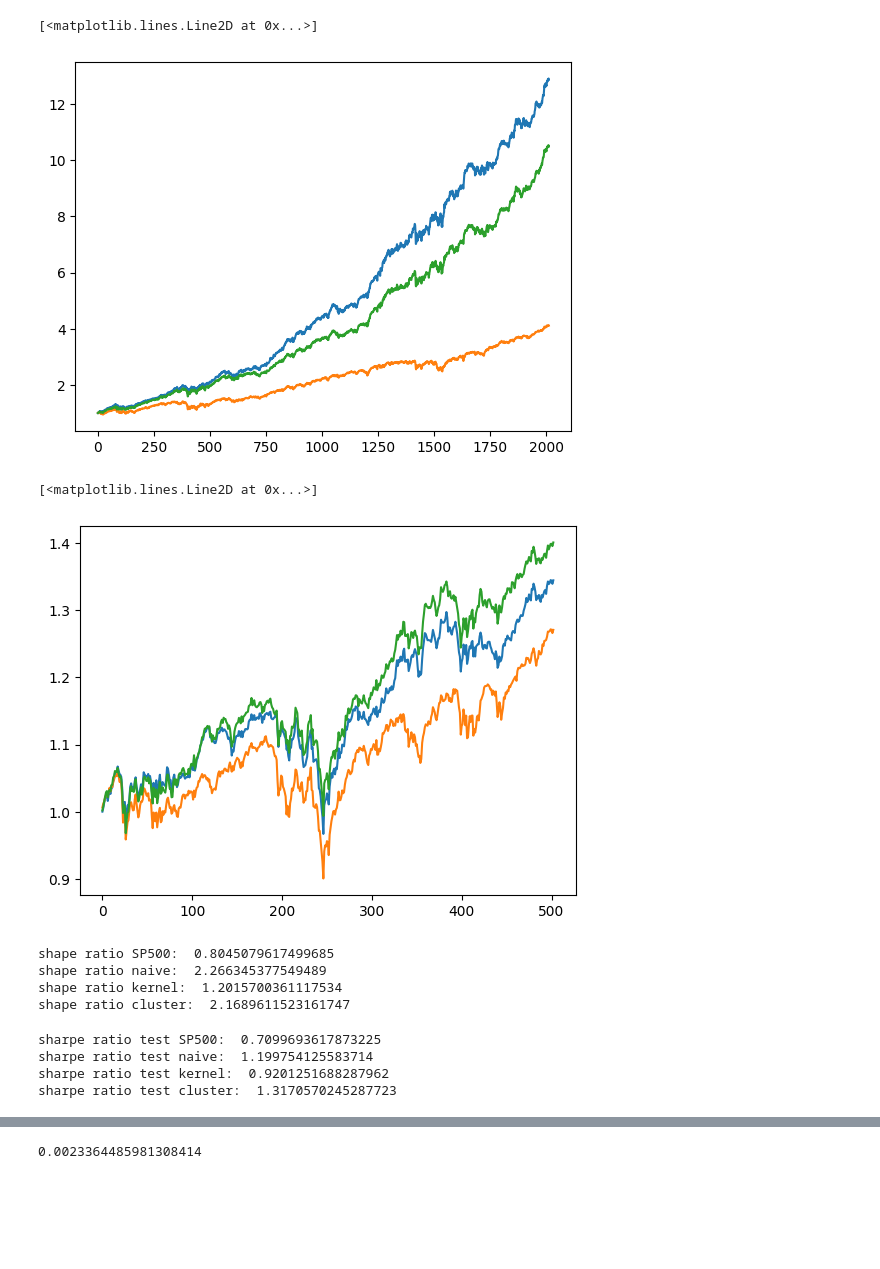
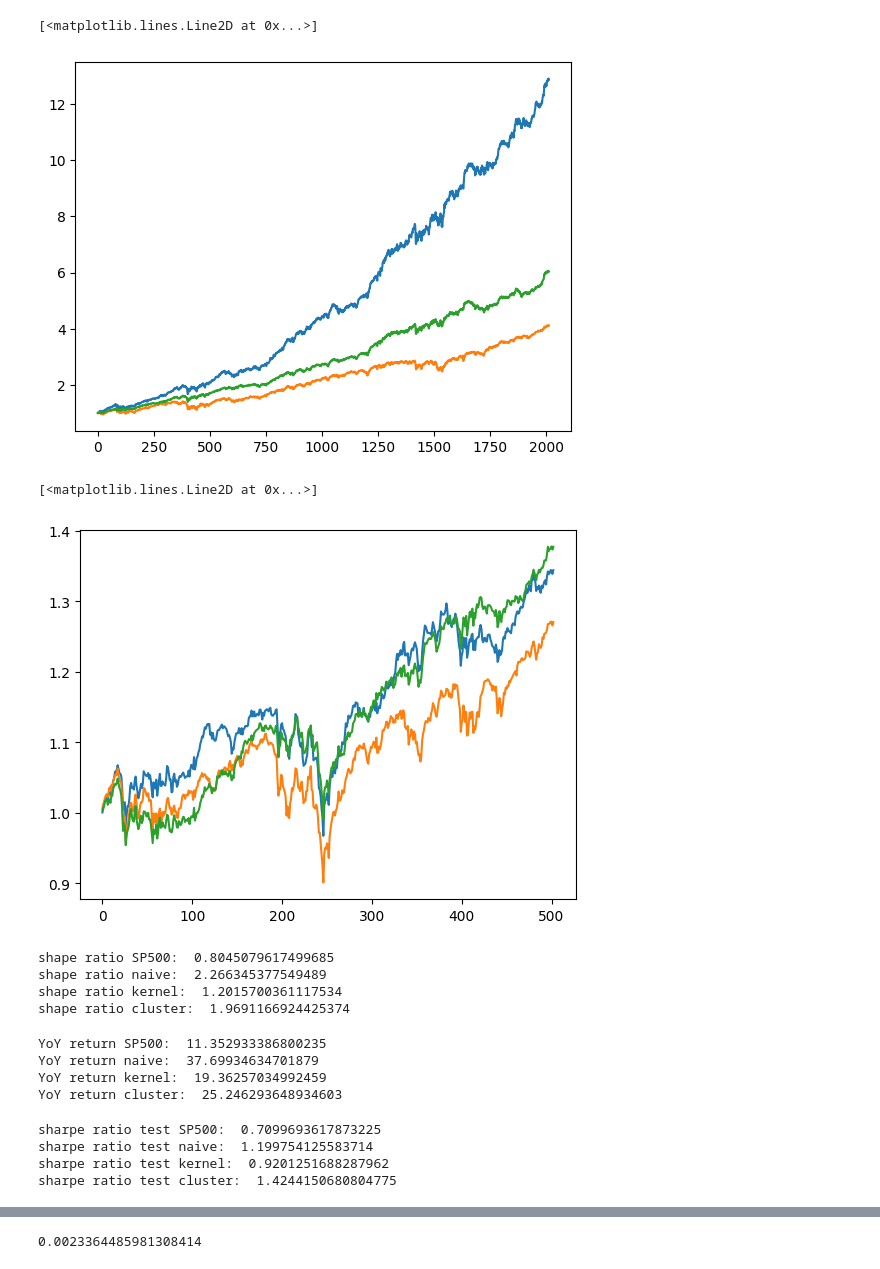
Before and after one commit to HighSpeeds/ECE133B, a Jupyter notebook: project/analysis.ipynb, the cells around one changed output, grey strips where cells are left out. Cells and saved outputs as stored; diff of their text form; code cells hidden in the pictures; blank space fills up the shorter version.

```diff
--- a/project/analysis.ipynb
+++ b/project/analysis.ipynb
@@ -30,20 +30,20 @@ import matplotlib.pyplot as plt
 # %%
 naive_weights = np.load('weights/naive.npy')
 kerenel_weights = np.load('runs/naiveKernel/weights.npz')['arr_0']
-cluster_weights = np.load('weights/cluster_overall_weights.npy')
+cluster_weights = np.load('weights\Kernel_cluster_overall_weights18.npy')
 plt.plot(np.cumprod(1+train@naive_weights))
 plt.plot(np.cumprod(1+train@kerenel_weights))
 plt.plot(np.cumprod(1+train@cluster_weights))
 # %% [output]
 [<matplotlib.lines.Line2D at 0x...>]
-[figure, old version]
+[figure, new version]
 # %%
 plt.plot(np.cumprod(1+test@naive_weights))
 plt.plot(np.cumprod(1+test@kerenel_weights))
 plt.plot(np.cumprod(1+test@cluster_weights))
 # %% [output]
 [<matplotlib.lines.Line2D at 0x...>]
-[figure, old version]
+[figure, new version]
 # %%
 print("shape ratio SP500: ", np.mean(sp500_train)/np.std(sp500_train)*np.sqrt(252))
 print("shape ratio naive: ", np.mean(train@naive_weights)/np.std(train@naive_weights)*np.sqrt(252))
@@ -53,7 +53,17 @@ print("shape ratio cluster: ", np.mean(train@cluster_weights)/np.std(train@clust
 shape ratio SP500:  0.8045079617499685
 shape ratio naive:  2.266345377549489
 shape ratio kernel:  1.2015700361117534
-shape ratio cluster:  2.1689611523161747
+shape ratio cluster:  1.9691166924425374
+# %%
+print("YoY return SP500: ", 100*(np.cumprod(1+sp500_train)[-1]**(252/len(sp500_train))-1))
+print("YoY return naive: ", 100*(np.cumprod(1+train@naive_weights)[-1]**(252/len(train))-1))
+print("YoY return kernel: ", 100*(np.cumprod(1+train@kerenel_weights)[-1]**(252/len(train))-1))
+print("YoY return cluster: ", 100*(np.cumprod(1+train@cluster_weights)[-1]**(252/len(train))-1))
+# %% [output]
+YoY return SP500:  11.352933386800235
+YoY return naive:  37.69934634701879
+YoY return kernel:  19.36257034992459
+YoY return cluster:  25.246293648934603
 # %%
 print("sharpe ratio test SP500: ", np.mean(sp500_test)/np.std(sp500_test)*np.sqrt(252))
 print("sharpe ratio test naive: ", np.mean(test@naive_weights)/np.std(test@naive_weights)*np.sqrt(252))
@@ -63,4 +73,4 @@ print("sharpe ratio test cluster: ", np.mean(test@cluster_weights)/np.std(test@c
 sharpe ratio test SP500:  0.7099693617873225
 sharpe ratio test naive:  1.199754125583714
 sharpe ratio test kernel:  0.9201251688287962
-sharpe ratio test cluster:  1.3170570245287723
+sharpe ratio test cluster:  1.4244150680804775
```
Also changed, not shown: parts of 6 cells of this notebook, 20 other files.
